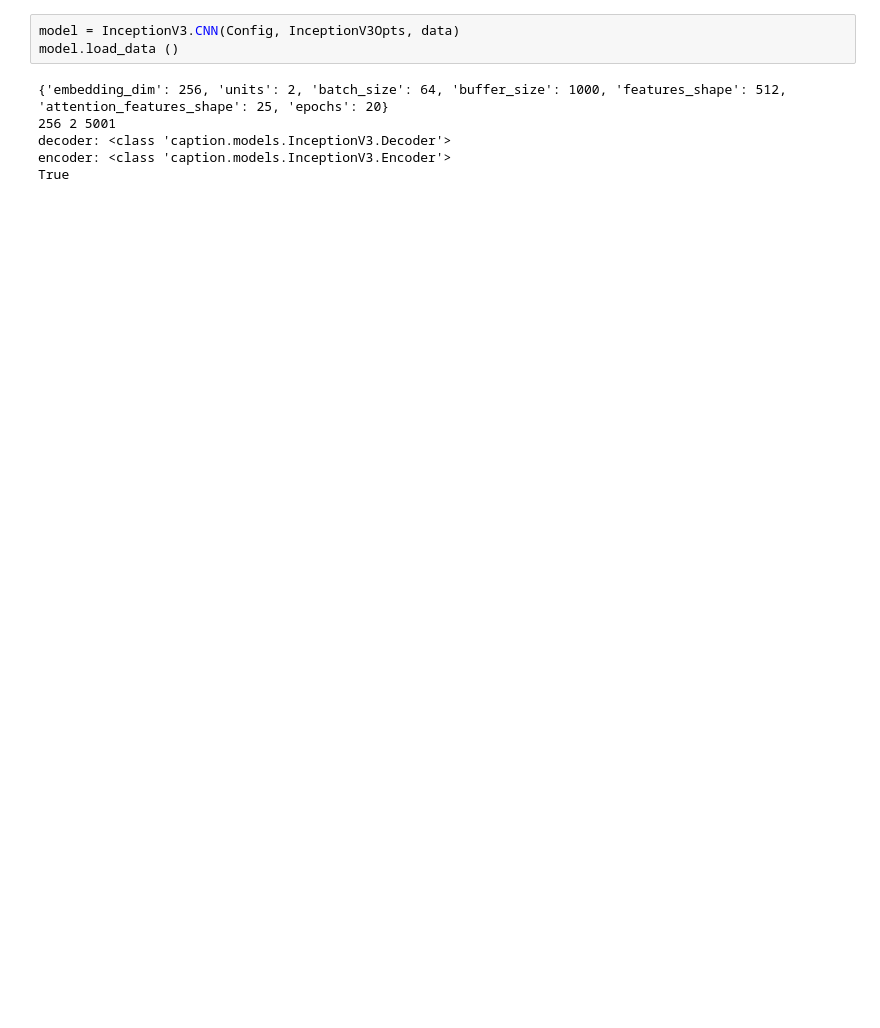
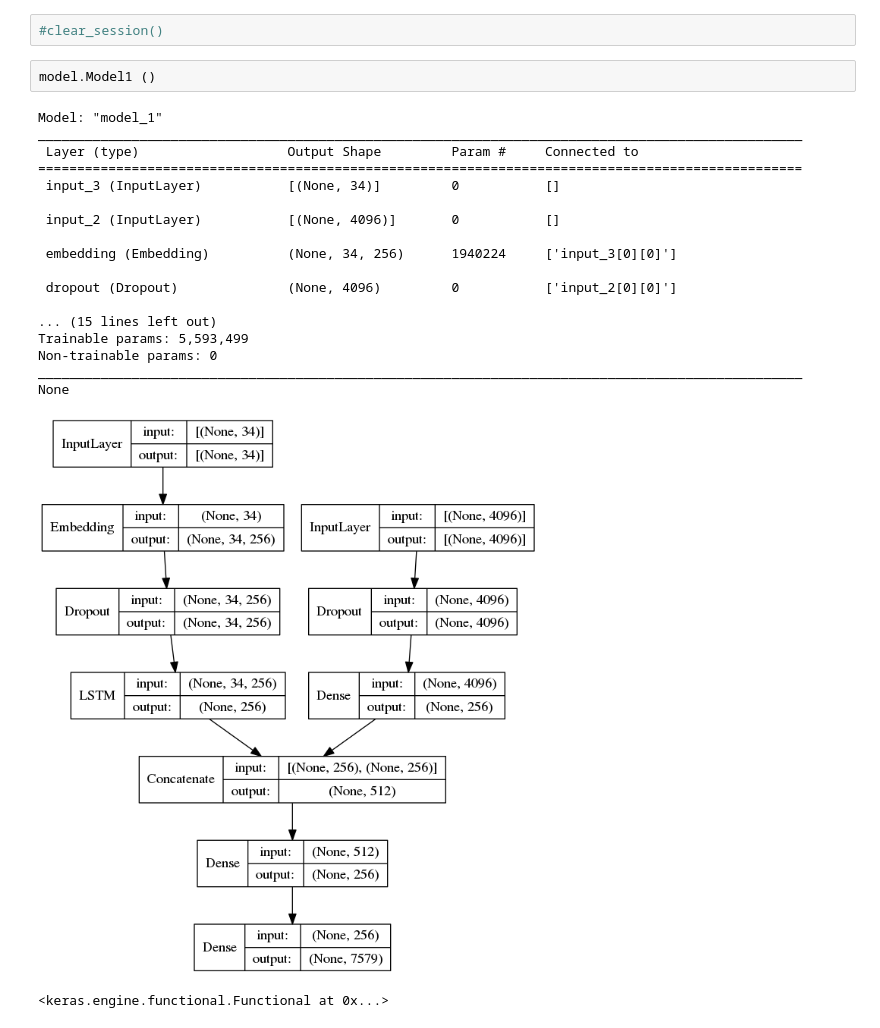
Before and after one commit to pushdown99/caption, a Jupyter notebook: caption.ipynb, the cells around one changed output. Saved outputs shown, nothing was run; the diff lists cells and outputs as text; blank space fills up the shorter version.

```diff
--- a/caption.ipynb
+++ b/caption.ipynb
@@ -53,9 +96,24 @@ To enable them in other operations, rebuild TensorFlow with the appropriate comp
-# %%
-model = InceptionV3.CNN(Config, InceptionV3Opts, data)
-model.load_data ()
-# %% [output]
-{'embedding_dim': 256, 'units': 2, 'batch_size': 64, 'buffer_size': 1000, 'features_shape': 512, 'attention_features_shape': 25, 'epochs': 20}
-256 2 5001
-decoder: <class 'caption.models.InceptionV3.Decoder'>
-encoder: <class 'caption.models.InceptionV3.Encoder'>
-True
+# %%
+#clear_session()
+# %%
+model.Model1 ()
+# %% [output]
+Model: "model_1"
+__________________________________________________________________________________________________
+ Layer (type)                   Output Shape         Param #     Connected to
+==================================================================================================
+ input_3 (InputLayer)           [(None, 34)]         0           []
+
+ input_2 (InputLayer)           [(None, 4096)]       0           []
+
+ embedding (Embedding)          (None, 34, 256)      1940224     ['input_3[0][0]']
+
+ dropout (Dropout)              (None, 4096)         0           ['input_2[0][0]']
+
+... (15 lines left out)
+Trainable params: 5,593,499
+Non-trainable params: 0
+__________________________________________________________________________________________________
+None
+[figure, added]
+<keras.engine.functional.Functional at 0x...>
```
Also changed, not shown: parts of 9 cells of this notebook, 44 other files.
